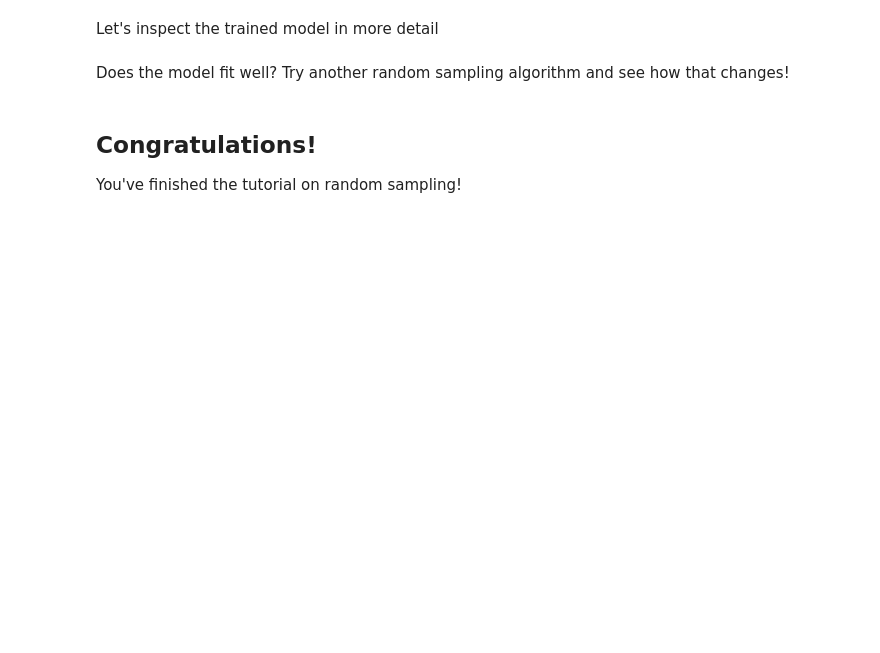
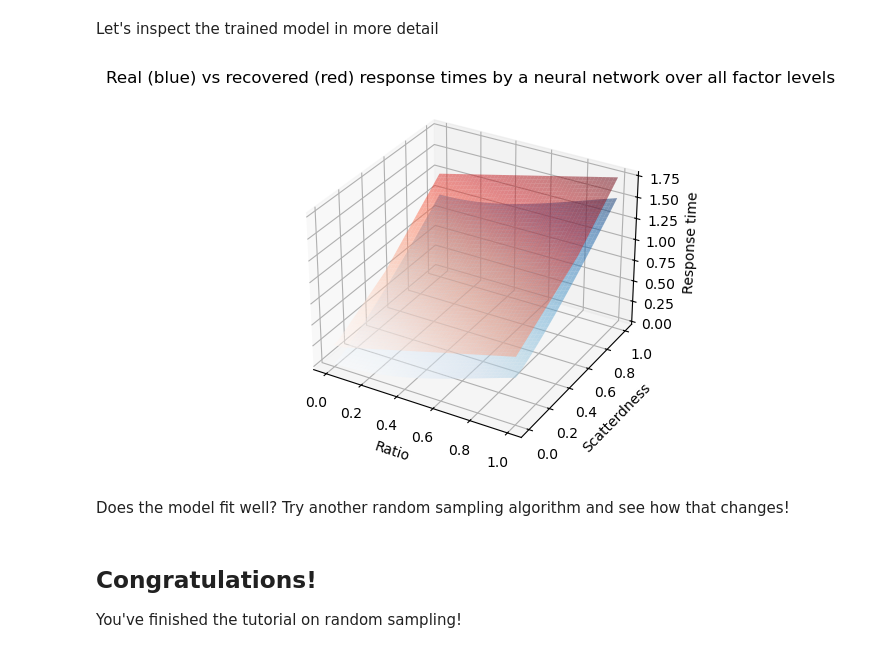
Before and after one commit to whyhardt/CourseOptimizingExperimentalDesign, a Jupyter notebook: tutorials/04_randomsampling.ipynb, the cells around one changed output. Drawn from its saved outputs; the diff is of its cells as text; code cells hidden in the pictures; blank space fills up the shorter version.

```diff
--- a/tutorials/04_randomsampling.ipynb
+++ b/tutorials/04_randomsampling.ipynb
@@ -337,7 +356,7 @@ conditions = None
 parameters = scale(np.random.normal(0, 0.5, (n_units, n_parameters_per_unit))) + 1
 
 # draw conditions based on your sampling strategy of choice, i.e. normal, uniform, latin hypercube and scale them if necessary to the range (0, 1)
-conditions = None
+conditions = np.random.uniform(0, 1, (100, 2))
 
 # create a list of experimental units and fill it with parameterized units
 experimental_units = []
@@ -346,12 +365,14 @@ experimental_units = []
 for i in range(n_units):
     experimental_units.append(
         experimental_unit(
-            # ...
+            cognitive_model=cognitive_model,
+            parameters=parameters[i],
+            noise_level=noise_level,
         )
     )
 
 # you can use the generate_dataset method to create a dataset which you can then split into train and test samples
-dataset_train, dataset_test = generate_dataset(experimental_units, conditions, n_repetitions, train_ratio=train_ratio)
+dataset_train, dataset_test = generate_dataset(experimental_units, conditions, train_ratio=train_ratio)
 # %% [markdown]
 The data has the features `(unit id, ratio, scatteredness, response time)`
 
@@ -394,33 +453,35 @@ unit_id = 1
 # %%
 # plot the recovered response times over the conditions
 # define the factor levels
 x = np.linspace(0, 1)
 y = np.linspace(0, 1)
 x_mesh, y_mesh = np.meshgrid(x, y)
 sample_size = len(x)
 
 # initiate the z array
 z_recovered = np.zeros((sample_size, sample_size))
 z_real = np.zeros((sample_size, sample_size))
 
 # collect the observations
 for i in range(sample_size):
     condition = torch.tensor(np.stack((x_mesh[i], y_mesh[i]), axis=-1))
     unit_id_array = torch.full((condition.shape[0], 1), unit_id)
     X = torch.cat((unit_id_array, condition), axis=-1)
 
     z_recovered[i, :] = model.predict(X).reshape(-1)
-    z_real[i, :] = experimental_units[unit_id].step(np.stack((x_mesh[i], y_mesh[i]), axis=-1), noise=False)
+    z_real[i, :] = experimental_units[unit_id].step(x_mesh[i], y_mesh[i], noise=False)
 
 # make a surface plot to visualize the ground_truth
 fig, ax = plt.subplots(subplot_kw={"projection": "3d"})
 ax.plot_surface(x_mesh, y_mesh, z_recovered, cmap=cm.Reds, alpha=0.5)
 ax.plot_surface(x_mesh, y_mesh, z_real, cmap=cm.Blues, alpha=0.5)
 ax.set_title('Real (blue) vs recovered (red) response times by a neural network over all factor levels')
 ax.set_xlabel('Ratio')
 ax.set_ylabel('Scatterdness')
 ax.set_zlabel('Response time')
 plt.show()
+# %% [output]
+[figure, added]
 # %% [markdown]
 Does the model fit well? Try another random sampling algorithm and see how that changes!
 # %% [markdown]
```
Also changed, not shown: parts of 11 cells of this notebook.
